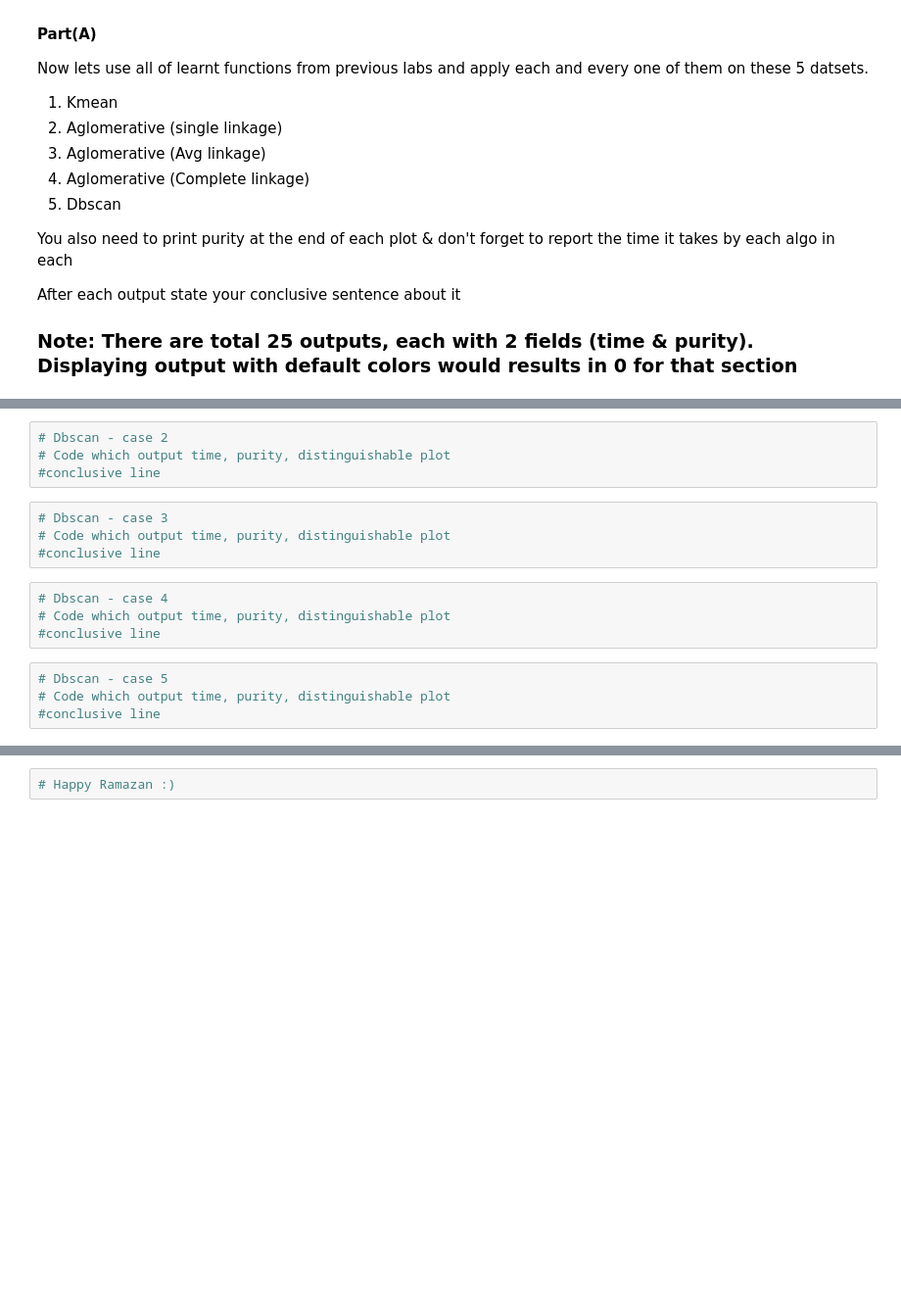
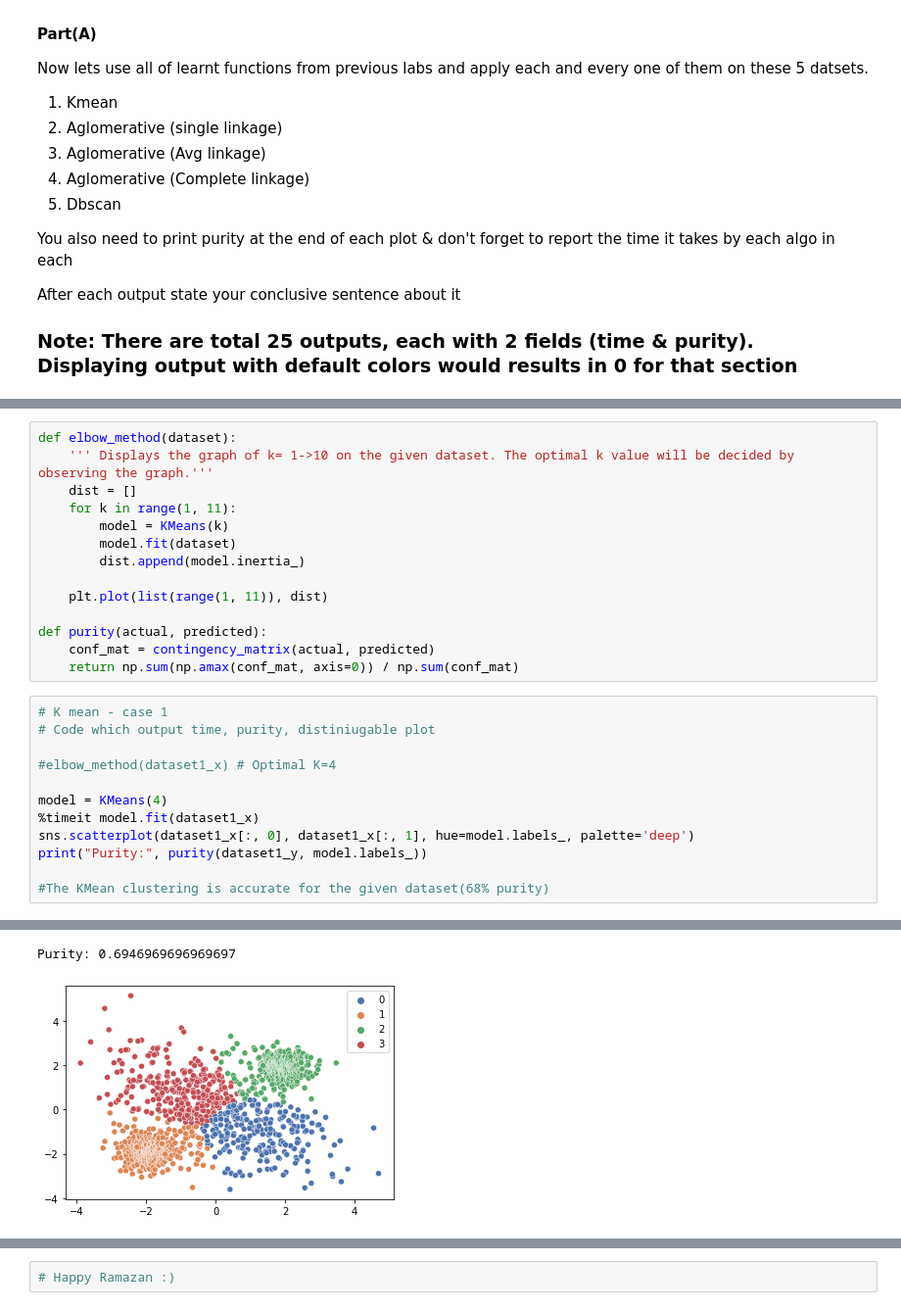
Before and after one commit to shahzebazhar/bigdata_sem4_assign2, a Jupyter notebook: 20l-1320_ass2.ipynb, the cells around one changed output, grey strips where cells are left out. Shown at 98% size. Saved outputs shown, nothing was run; the diff lists cells and outputs as text; blank space fills up the shorter version.

```diff
--- a/20l-1320_ass2.ipynb
+++ b/20l-1320_ass2.ipynb
@@ -258,16 +272,27 @@ After each output state your conclusive sentence about it
-# %%
-# Dbscan - case 2
-# Code which output time, purity, distinguishable plot
-#conclusive line
-# %%
-# Dbscan - case 3
-# Code which output time, purity, distinguishable plot
-#conclusive line
-# %%
-# Dbscan - case 4
-# Code which output time, purity, distinguishable plot
-#conclusive line
-# %%
-# Dbscan - case 5
-# Code which output time, purity, distinguishable plot
-#conclusive line
+# %%
+def elbow_method(dataset):
+    ''' Displays the graph of k= 1->10 on the given dataset. The optimal k value will be decided by observing the graph.'''
+    dist = []
+    for k in range(1, 11):
+        model = KMeans(k)
+        model.fit(dataset)
+        dist.append(model.inertia_)
+
+    plt.plot(list(range(1, 11)), dist)
+
+def purity(actual, predicted):
+    conf_mat = contingency_matrix(actual, predicted)
+    return np.sum(np.amax(conf_mat, axis=0)) / np.sum(conf_mat)
+# %%
+# K mean - case 1
+# Code which output time, purity, distiniugable plot
+
+#elbow_method(dataset1_x) # Optimal K=4
+
+model = KMeans(4)
+%timeit model.fit(dataset1_x)
+sns.scatterplot(dataset1_x[:, 0], dataset1_x[:, 1], hue=model.labels_, palette='deep')
+print("Purity:", purity(dataset1_y, model.labels_))
+
+#The KMean clustering is accurate for the given dataset(68% purity)
+# %% [output]
@@ -273,0 +300,2 @@ After each output state your conclusive sentence about it
+Purity: 0.6946969696969697
+[figure, added]
```
Also changed, not shown: parts of 56 cells of this notebook, 1 other file.
